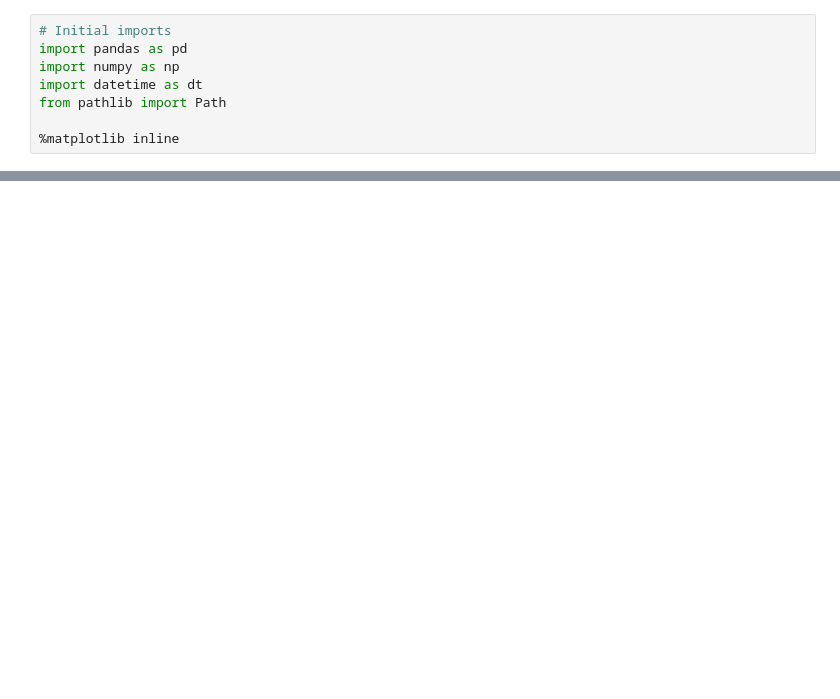
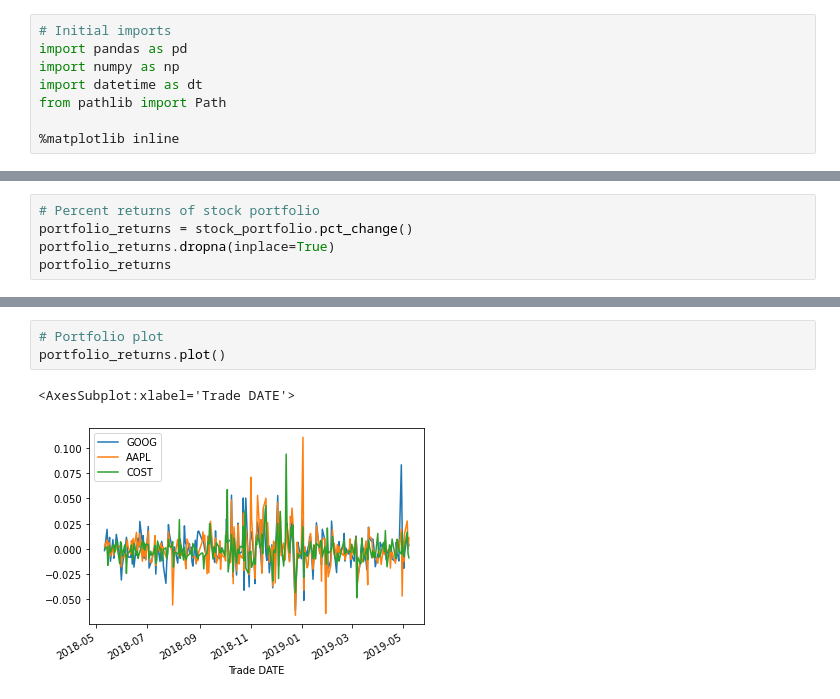
Before and after one commit to axiumresearch/python-homework, a Jupyter notebook: Pandas/Pandas_HW.ipynb, the cells around one changed output, grey strips where cells are left out. Drawn from its saved outputs; the diff is of its cells as text; blank space fills up the shorter version.

```diff
--- a/Pandas/Pandas_HW.ipynb
+++ b/Pandas/Pandas_HW.ipynb
@@ -96,0 +74,5 @@ goog_historical.dropna()
+# %%
+# Percent returns of stock portfolio
+portfolio_returns = stock_portfolio.pct_change()
+portfolio_returns.dropna(inplace=True)
+portfolio_returns
@@ -97 +94,7 @@ goog_historical.dropna()
+# %%
+# Portfolio plot
+portfolio_returns.plot()
+# %% [output]
+<AxesSubplot:xlabel='Trade DATE'>
+[figure, added]
 # %%
```
Also changed, not shown: parts of 15 cells of this notebook.
